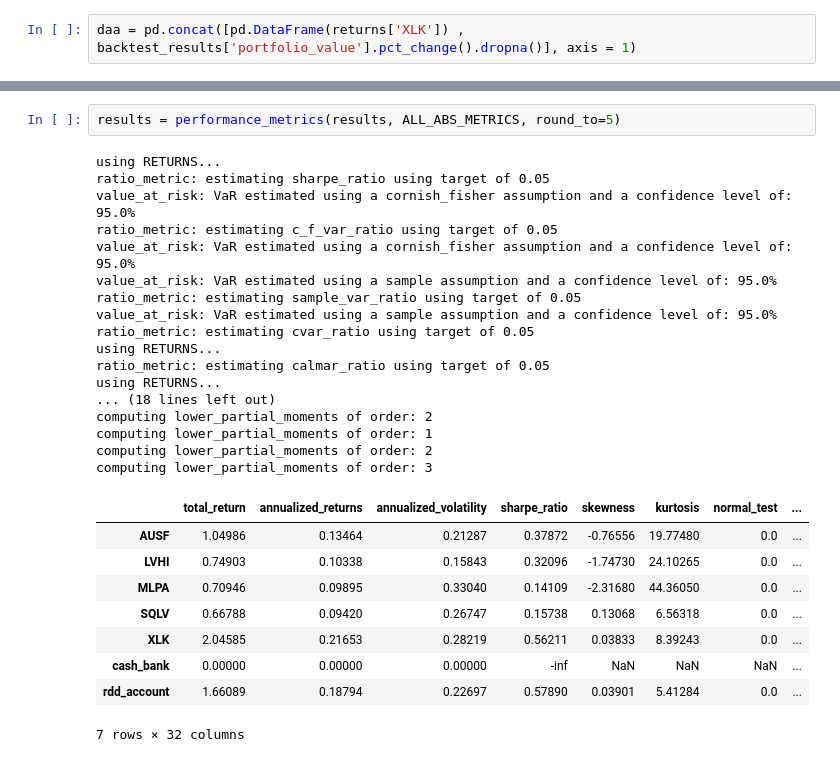
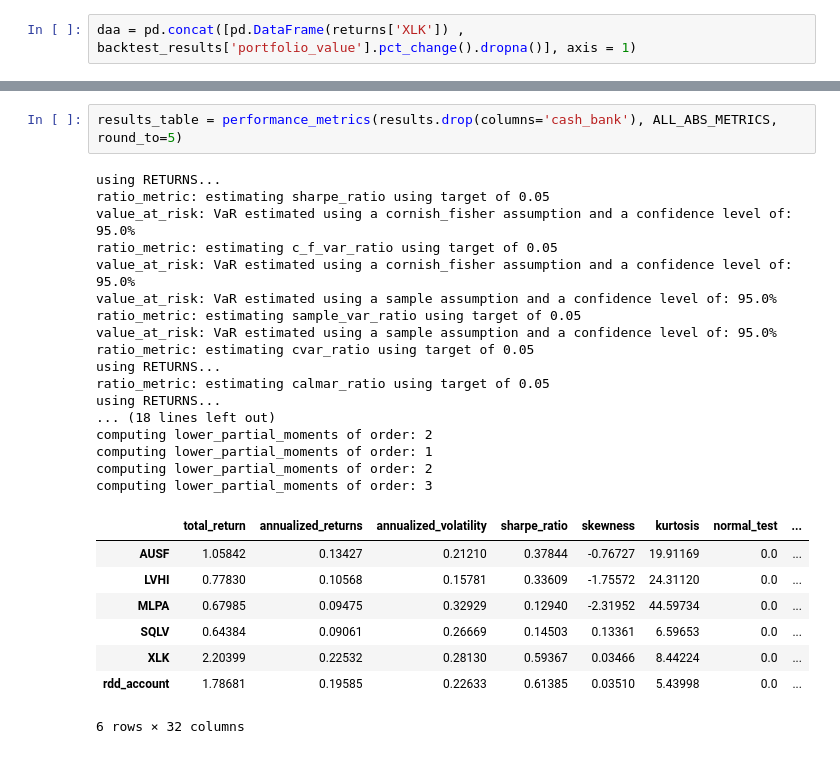
Before and after one commit to germanova/dynamic_asset_allocation_and_diversification, a Jupyter notebook: daa_diversification.ipynb, the cells around one changed output, grey strips where cells are left out. Cells and saved outputs as stored; diff of their text form.

```diff
--- a/daa_diversification.ipynb
+++ b/daa_diversification.ipynb
@@ -105,29 +87,28 @@ c:\Users\germa\Documents\Python\dynam
 # %%
-results = performance_metrics(results, ALL_ABS_METRICS, round_to=5)
+results_table = performance_metrics(results.drop(columns='cash_bank'), ALL_ABS_METRICS, round_to=5)
 # %% [output]
 using RETURNS...
 ratio_metric: estimating sharpe_ratio using target of 0.05
 value_at_risk: VaR estimated using a cornish_fisher assumption and a confidence level of: 95.0%
 ratio_metric: estimating c_f_var_ratio using target of 0.05
 value_at_risk: VaR estimated using a cornish_fisher assumption and a confidence level of: 95.0%
 value_at_risk: VaR estimated using a sample assumption and a confidence level of: 95.0%
 ratio_metric: estimating sample_var_ratio using target of 0.05
 value_at_risk: VaR estimated using a sample assumption and a confidence level of: 95.0%
 ratio_metric: estimating cvar_ratio using target of 0.05
 using RETURNS...
 ratio_metric: estimating calmar_ratio using target of 0.05
 using RETURNS...
 ... (18 lines left out)
 computing lower_partial_moments of order: 2
 computing lower_partial_moments of order: 1
 computing lower_partial_moments of order: 2
 computing lower_partial_moments of order: 3
 |  | total_return | annualized_returns | annualized_volatility | sharpe_ratio | skewness | kurtosis | normal_test | ... |
-| AUSF | 1.04986 | 0.13464 | 0.21287 | 0.37872 | -0.76556 | 19.77480 | 0.0 | ... |
-| LVHI | 0.74903 | 0.10338 | 0.15843 | 0.32096 | -1.74730 | 24.10265 | 0.0 | ... |
-| MLPA | 0.70946 | 0.09895 | 0.33040 | 0.14109 | -2.31680 | 44.36050 | 0.0 | ... |
-| SQLV | 0.66788 | 0.09420 | 0.26747 | 0.15738 | 0.13068 | 6.56318 | 0.0 | ... |
-| XLK | 2.04585 | 0.21653 | 0.28219 | 0.56211 | 0.03833 | 8.39243 | 0.0 | ... |
-| cash_bank | 0.00000 | 0.00000 | 0.00000 | -inf | NaN | NaN | NaN | ... |
-| rdd_account | 1.66089 | 0.18794 | 0.22697 | 0.57890 | 0.03901 | 5.41284 | 0.0 | ... |
+| AUSF | 1.05842 | 0.13427 | 0.21210 | 0.37844 | -0.76727 | 19.91169 | 0.0 | ... |
+| LVHI | 0.77830 | 0.10568 | 0.15781 | 0.33609 | -1.75572 | 24.31120 | 0.0 | ... |
+| MLPA | 0.67985 | 0.09475 | 0.32929 | 0.12940 | -2.31952 | 44.59734 | 0.0 | ... |
+| SQLV | 0.64384 | 0.09061 | 0.26669 | 0.14503 | 0.13361 | 6.59653 | 0.0 | ... |
+| XLK | 2.20399 | 0.22532 | 0.28130 | 0.59367 | 0.03466 | 8.44224 | 0.0 | ... |
+| rdd_account | 1.78681 | 0.19585 | 0.22633 | 0.61385 | 0.03510 | 5.43998 | 0.0 | ... |
-7 rows × 32 columns
+6 rows × 32 columns
```
Also changed, not shown: parts of 4 cells of this notebook, 3 other files.
